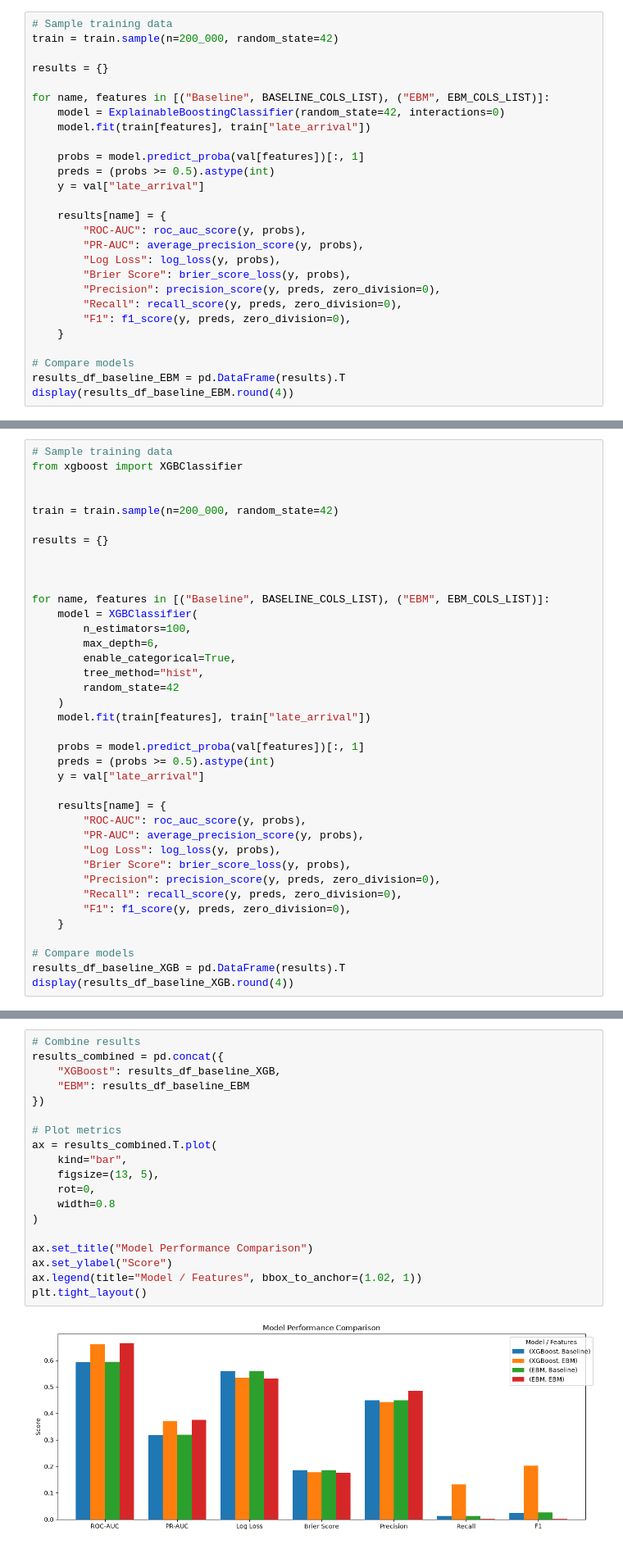
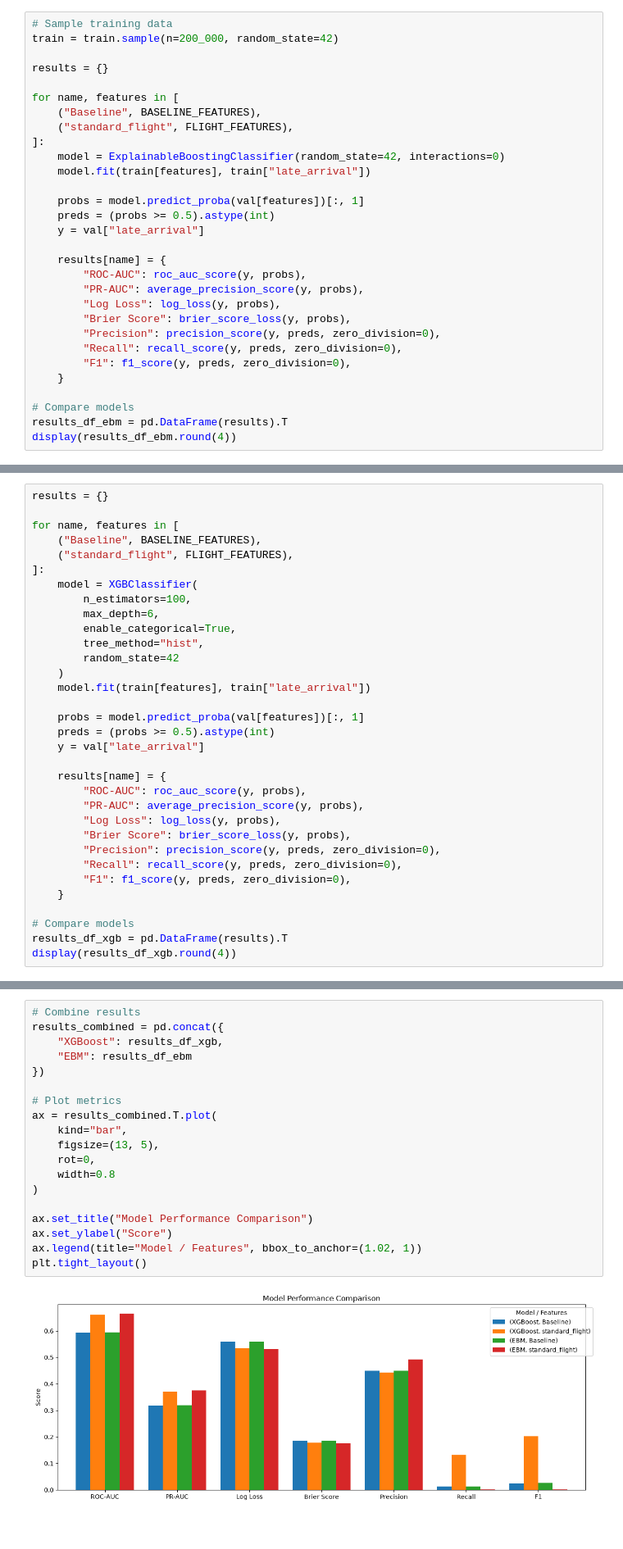
Before and after one commit to Smaash7/ComputationalToolsForDS, a Jupyter notebook: notebooks/04_predicting_delays.ipynb, the cells around one changed output, grey strips where cells are left out. Shown at 82% size. Saved outputs shown, nothing was run; the diff lists cells and outputs as text.

```diff
--- a/notebooks/04_predicting_delays.ipynb
+++ b/notebooks/04_predicting_delays.ipynb
@@ -239,7 +236,10 @@ train = train.sample(n=200_000, random_state=42)
 
 results = {}
 
-for name, features in [("Baseline", BASELINE_COLS_LIST), ("EBM", EBM_COLS_LIST)]:
+for name, features in [
+    ("Baseline", BASELINE_FEATURES),
+    ("standard_flight", FLIGHT_FEATURES),
+]:
     model = ExplainableBoostingClassifier(random_state=42, interactions=0)
     model.fit(train[features], train["late_arrival"])
 
@@ -258,7 +258,7 @@ for name, features in [("Baseline", BASELINE_COLS_LIST), ("EBM", EBM_COLS_LIST)]
     }
 
 # Compare models
-results_df_baseline_EBM = pd.DataFrame(results).T
-display(results_df_baseline_EBM.round(4))
+results_df_ebm = pd.DataFrame(results).T
+display(results_df_ebm.round(4))
 # %% [output]
 |  | ROC-AUC | PR-AUC | Log Loss | Brier Score | Precision | Recall | F1 |
@@ -267,15 +267,10 @@ display(results_df_baseline_EBM.round(4))
 # %%
-# Sample training data
-from xgboost import XGBClassifier
-
-
-train = train.sample(n=200_000, random_state=42)
-
 results = {}
 
-
-
-for name, features in [("Baseline", BASELINE_COLS_LIST), ("EBM", EBM_COLS_LIST)]:
+for name, features in [
+    ("Baseline", BASELINE_FEATURES),
+    ("standard_flight", FLIGHT_FEATURES),
+]:
     model = XGBClassifier(
         n_estimators=100,
         max_depth=6,
@@ -300,8 +295,8 @@ for name, features in [("Baseline", BASELINE_COLS_LIST), ("EBM", EBM_COLS_LIST)]
     }
 
 # Compare models
-results_df_baseline_XGB = pd.DataFrame(results).T
-display(results_df_baseline_XGB.round(4))
+results_df_xgb = pd.DataFrame(results).T
+display(results_df_xgb.round(4))
 # %% [output]
 |  | ROC-AUC | PR-AUC | Log Loss | Brier Score | Precision | Recall | F1 |
 | Baseline | 0.5931 | 0.3183 | 0.5593 | 0.1854 | 0.4490 | 0.0128 | 0.0250 |
@@ -309,24 +304,24 @@ display(results_df_baseline_XGB.round(4))
 # %%
 # Combine results
 results_combined = pd.concat({
-    "XGBoost": results_df_baseline_XGB,
-    "EBM": results_df_baseline_EBM
+    "XGBoost": results_df_xgb,
+    "EBM": results_df_ebm
 })
 
 # Plot metrics
 ax = results_combined.T.plot(
     kind="bar",
     figsize=(13, 5),
     rot=0,
     width=0.8
 )
 
 ax.set_title("Model Performance Comparison")
 ax.set_ylabel("Score")
 ax.legend(title="Model / Features", bbox_to_anchor=(1.02, 1))
 plt.tight_layout()
 # %% [output]
-[figure, old version]
+[figure, new version]
 # %%
 plt.figure(figsize=(14, 6))
 
```
Also changed, not shown: parts of 19 cells of this notebook, 1 other file.
